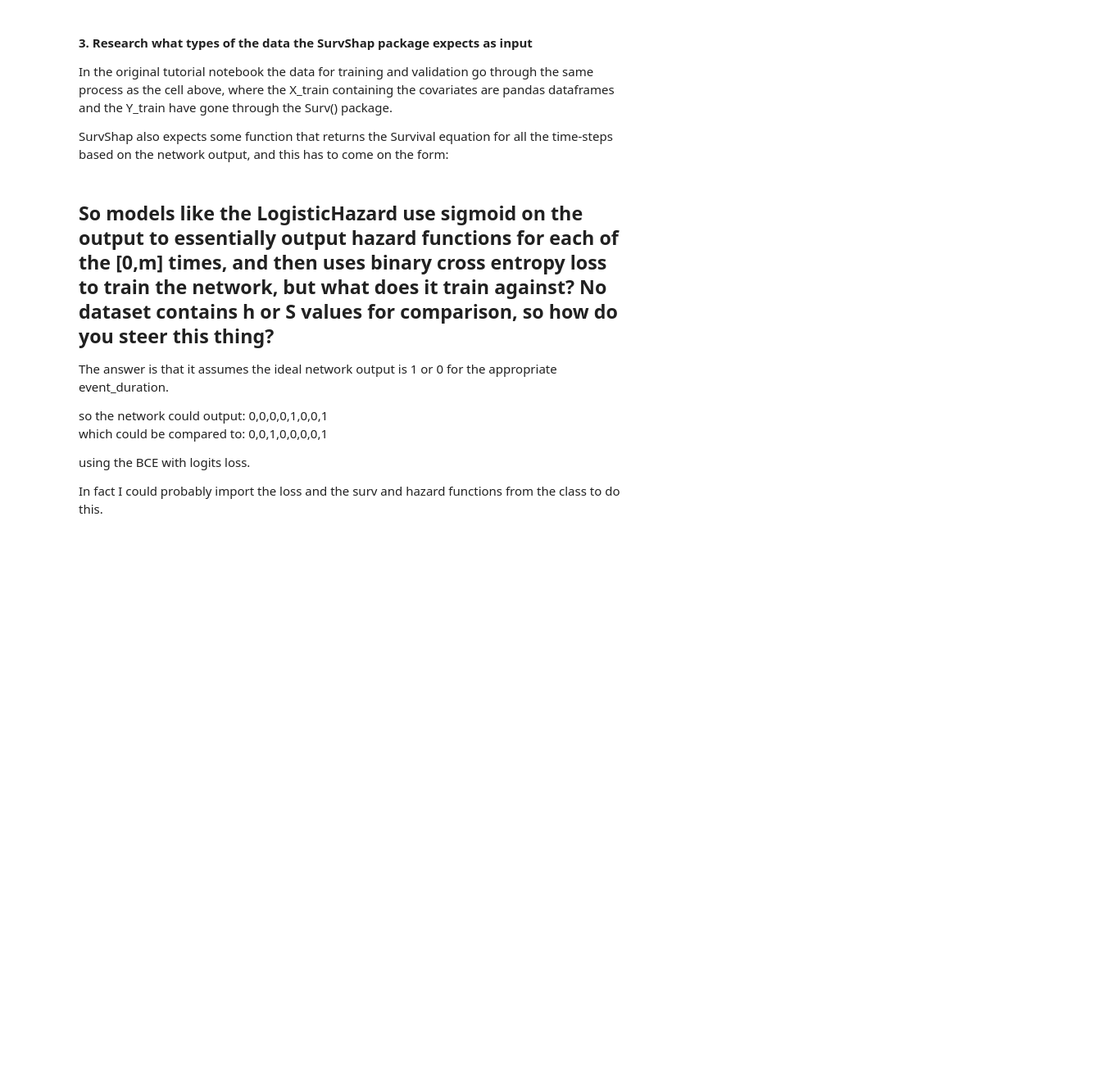
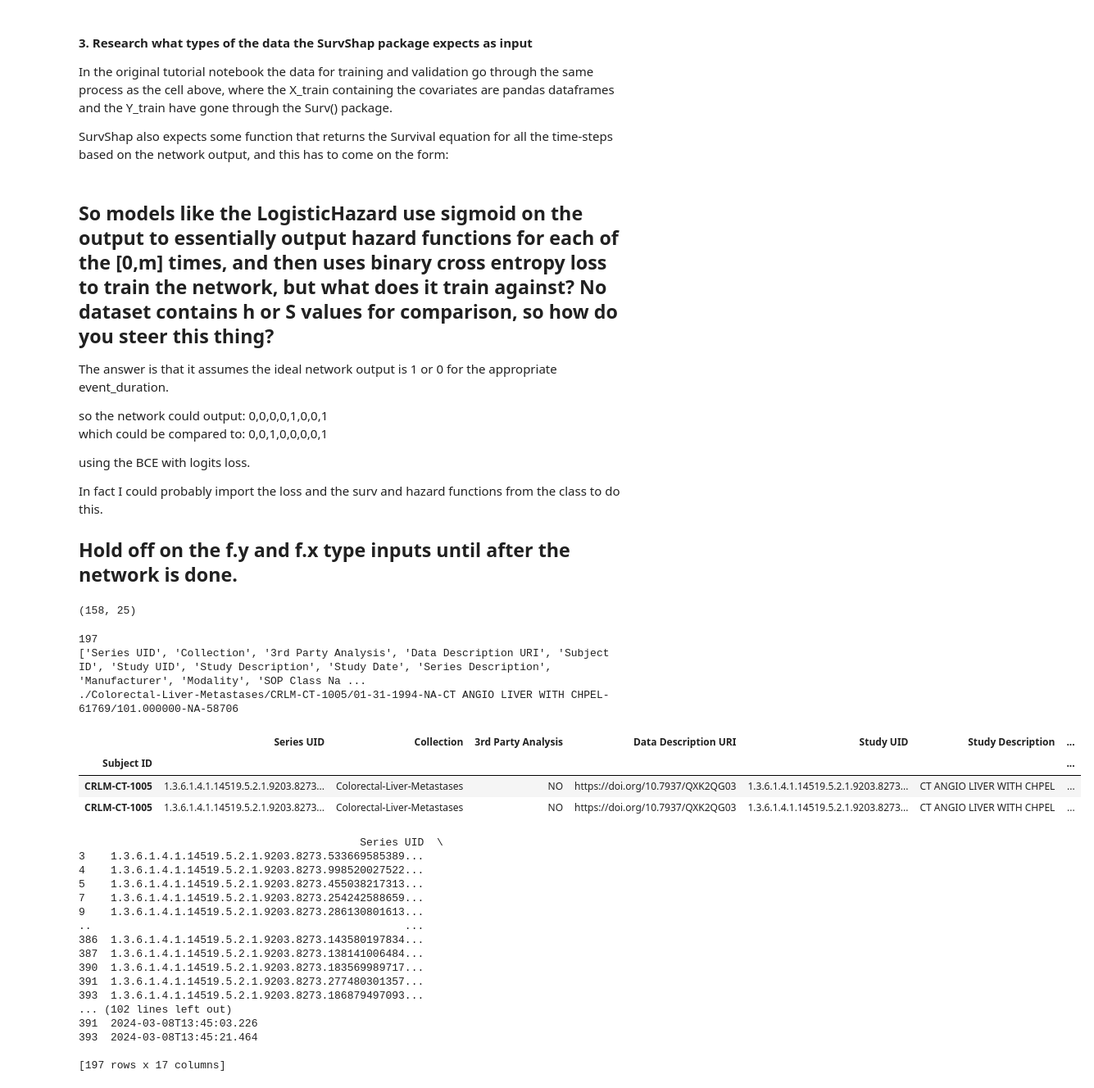
Before and after one commit to andersvestengen/Phd-interview-project, a Jupyter notebook: Discrete_time_preprocessing.ipynb, the cells around one changed output. Shown at 82% size. Saved outputs shown, nothing was run; the diff lists cells and outputs as text; code cells hidden in the pictures; blank space fills up the shorter version.

```diff
--- a/Discrete_time_preprocessing.ipynb
+++ b/Discrete_time_preprocessing.ipynb
@@ -67,3 +66,9 @@ which could be compared to:  0,0,1,0,0,0,0,1
 using the BCE with logits loss.
 
 In fact I could probably import the loss and the surv and hazard functions from the class to do this.
+
+## Hold off on the f.y and f.x type inputs until after the network is done.
+# %%
+X_train.shape
+# %% [output]
+(158, 25)
@@ -69,0 +135,62 @@ In fact I could probably import the loss and the surv and hazard functions from
+# %%
+#From the CT-ipynb
+
+import pandas as pd
+import pydicom as pdc
+
+metadata = pd.read_csv("/home/anders/Phd_Interview_project_dataset/metadata.csv")
+pd.set_option('display.max_columns', None)
+
+
+possible_values = ["CT"]
+mask = metadata["Modality"].isin(possible_values)
+CT_img_num = metadata[mask].index.tolist()
+print(len(CT_img_num))
+
+print(metadata.columns.tolist())
+
+def Get_Patient_SEG(df, patient_ID, mod="CT"):
+    return df.loc[(df["Subject ID"] == patient_ID) & (df['modality'] == mod)]
+
+pat_ct = metadata.loc[(metadata['Modality'] == "CT")]
+#metadata.loc["CRLM-CT-1001"].isin()
+
+Patients = metadata["Subject ID"]
+
+metadata.head()
+
+# Choosing patient CRLM-CT-1001	as my experimentation patient.
+Patient_ID = "CRLM-CT-1001"
+
+metadata.set_index('Subject ID', inplace=True)
+
+Patient_info = metadata.loc[Patients[8]]
+
+print(Patient_info.iloc[1]["File Location"].strip(" "))
+
+display(Patient_info)
+# %% [output]
+197
+['Series UID', 'Collection', '3rd Party Analysis', 'Data Description URI', 'Subject ID', 'Study UID', 'Study Description', 'Study Date', 'Series Description', 'Manufacturer', 'Modality', 'SOP Class Na ...
+./Colorectal-Liver-Metastases/CRLM-CT-1005/01-31-1994-NA-CT ANGIO LIVER WITH CHPEL-61769/101.000000-NA-58706
+|  | Series UID | Collection | 3rd Party Analysis | Data Description URI | Study UID | Study Description | ... |
+| Subject ID |  |  |  |  |  |  | ... |
+| CRLM-CT-1005 | 1.3.6.1.4.1.14519.5.2.1.9203.8273... | Colorectal-Liver-Metastases | NO | https://doi.org/10.7937/QXK2QG03 | 1.3.6.1.4.1.14519.5.2.1.9203.8273... | CT ANGIO LIVER WITH CHPEL | ... |
+| CRLM-CT-1005 | 1.3.6.1.4.1.14519.5.2.1.9203.8273... | Colorectal-Liver-Metastases | NO | https://doi.org/10.7937/QXK2QG03 | 1.3.6.1.4.1.14519.5.2.1.9203.8273... | CT ANGIO LIVER WITH CHPEL | ... |
+                                            Series UID  \
+3    1.3.6.1.4.1.14519.5.2.1.9203.8273.533669585389...
+4    1.3.6.1.4.1.14519.5.2.1.9203.8273.998520027522...
+5    1.3.6.1.4.1.14519.5.2.1.9203.8273.455038217313...
+7    1.3.6.1.4.1.14519.5.2.1.9203.8273.254242588659...
+9    1.3.6.1.4.1.14519.5.2.1.9203.8273.286130801613...
+..                                                 ...
+386  1.3.6.1.4.1.14519.5.2.1.9203.8273.143580197834...
+387  1.3.6.1.4.1.14519.5.2.1.9203.8273.138141006484...
+390  1.3.6.1.4.1.14519.5.2.1.9203.8273.183569989717...
+391  1.3.6.1.4.1.14519.5.2.1.9203.8273.277480301357...
+393  1.3.6.1.4.1.14519.5.2.1.9203.8273.186879497093...
+... (102 lines left out)
+391  2024-03-08T13:45:03.226
+393  2024-03-08T13:45:21.464
+
+[197 rows x 17 columns]
```
Also changed, not shown: parts of 22 cells of this notebook.
